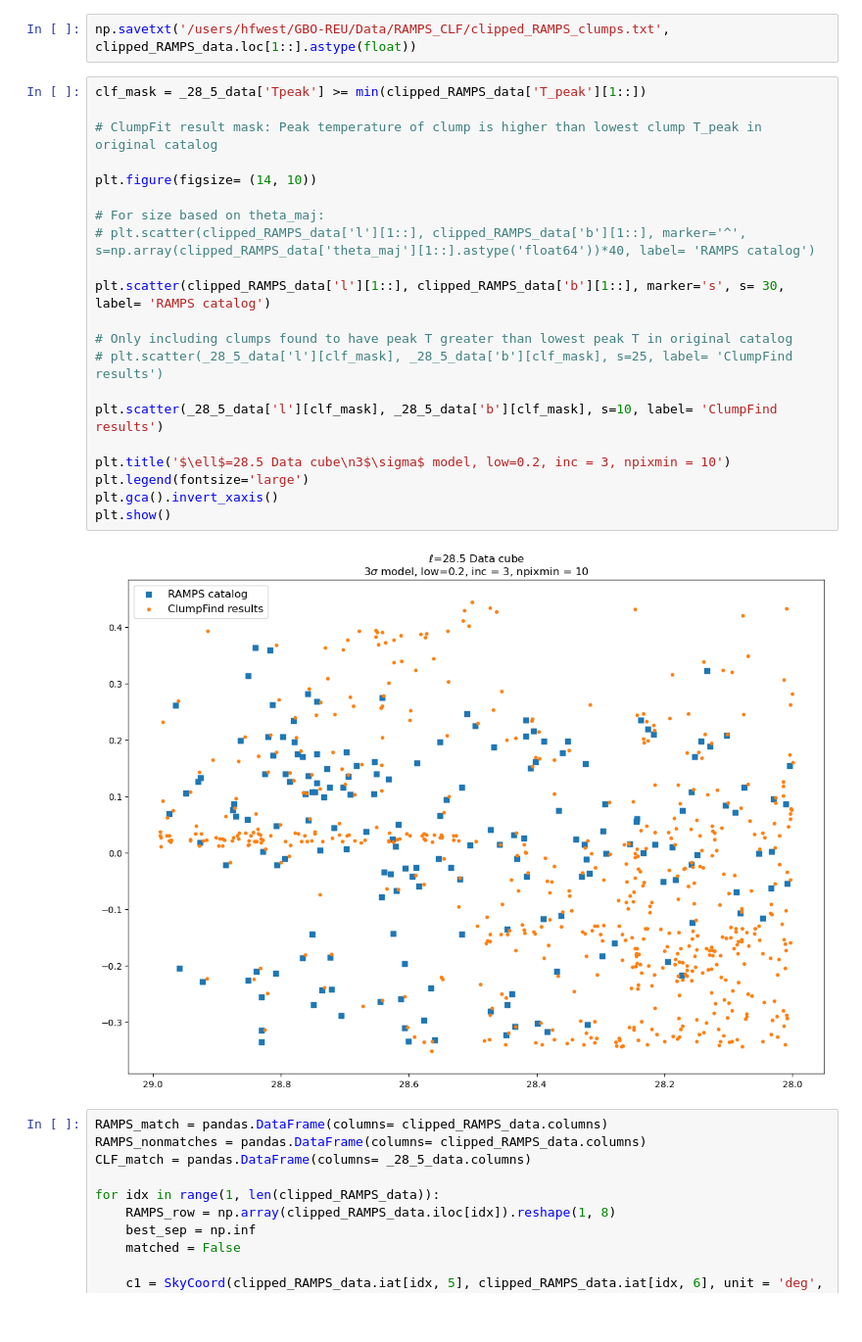
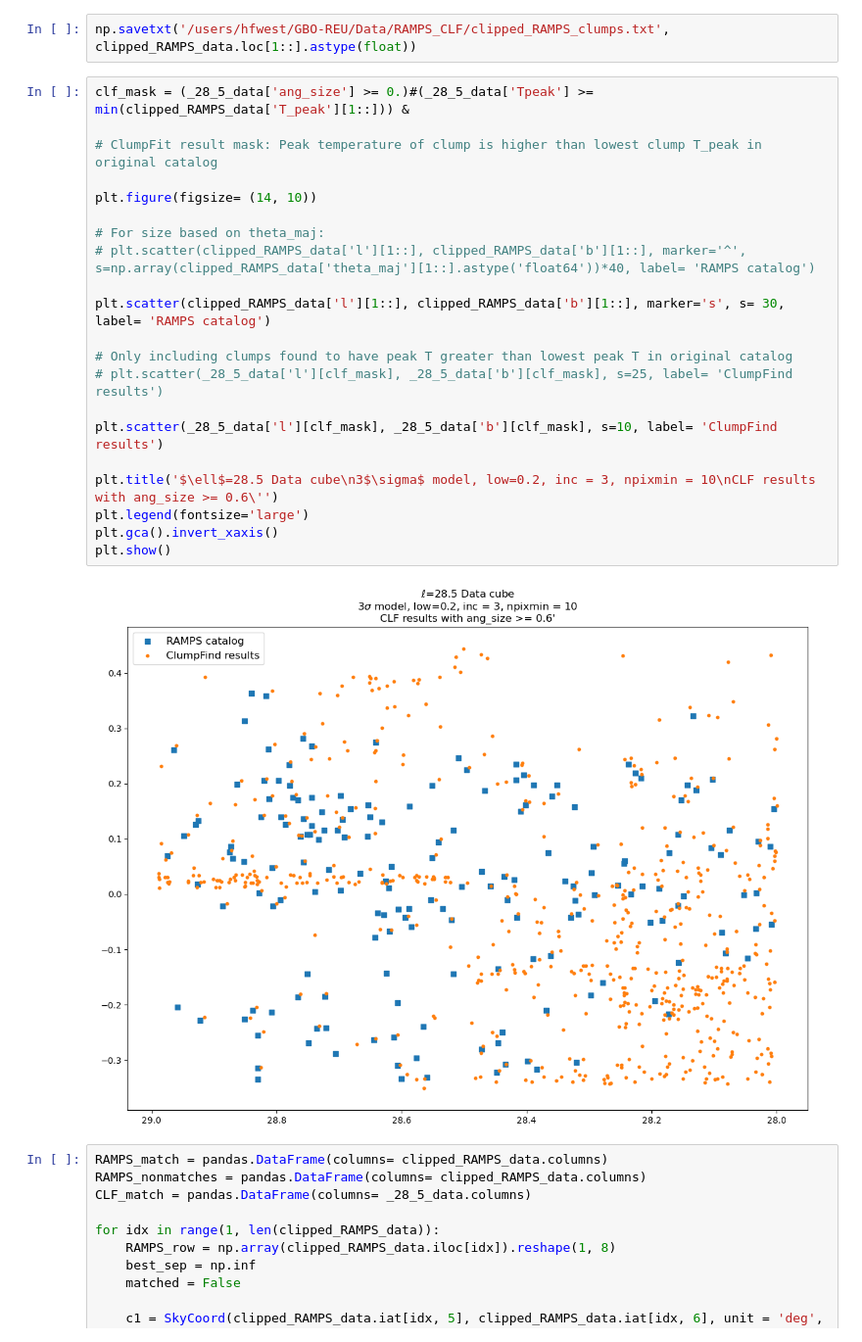
Before and after one commit to harrisonfwest/GBO-REU, a Jupyter notebook: Notebooks/RAMPS_CLF_Crossmatch.ipynb, the cells around one changed output. Shown at 98% size. Drawn from its saved outputs; the diff is of its cells as text.

```diff
--- a/Notebooks/RAMPS_CLF_Crossmatch.ipynb
+++ b/Notebooks/RAMPS_CLF_Crossmatch.ipynb
@@ -165,28 +167,28 @@ clipped_RAMPS_data.loc[1::]
 # %%
 np.savetxt('/users/hfwest/GBO-REU/Data/RAMPS_CLF/clipped_RAMPS_clumps.txt', clipped_RAMPS_data.loc[1::].astype(float))
 # %%
-clf_mask = _28_5_data['Tpeak'] >= min(clipped_RAMPS_data['T_peak'][1::])
+clf_mask = (_28_5_data['ang_size'] >= 0.)#(_28_5_data['Tpeak'] >= min(clipped_RAMPS_data['T_peak'][1::])) &
 
 # ClumpFit result mask: Peak temperature of clump is higher than lowest clump T_peak in original catalog
 
 plt.figure(figsize= (14, 10))
 
 # For size based on theta_maj:
 # plt.scatter(clipped_RAMPS_data['l'][1::], clipped_RAMPS_data['b'][1::], marker='^', s=np.array(clipped_RAMPS_data['theta_maj'][1::].astype('float64'))*40, label= 'RAMPS catalog')
 
 plt.scatter(clipped_RAMPS_data['l'][1::], clipped_RAMPS_data['b'][1::], marker='s', s= 30, label= 'RAMPS catalog')
 
 # Only including clumps found to have peak T greater than lowest peak T in original catalog
 # plt.scatter(_28_5_data['l'][clf_mask], _28_5_data['b'][clf_mask], s=25, label= 'ClumpFind results')
 
 plt.scatter(_28_5_data['l'][clf_mask], _28_5_data['b'][clf_mask], s=10, label= 'ClumpFind results')
 
-plt.title('$\ell$=28.5 Data cube\n3$\sigma$ model, low=0.2, inc = 3, npixmin = 10')
+plt.title('$\ell$=28.5 Data cube\n3$\sigma$ model, low=0.2, inc = 3, npixmin = 10\nCLF results with ang_size >= 0.6\'')
 plt.legend(fontsize='large')
 plt.gca().invert_xaxis()
 plt.show()
 # %% [output]
-[figure, old version]
+[figure, new version]
 # %%
 RAMPS_match = pandas.DataFrame(columns= clipped_RAMPS_data.columns)
 RAMPS_nonmatches = pandas.DataFrame(columns= clipped_RAMPS_data.columns)
```
Also changed, not shown: parts of 5 cells of this notebook, 3 other files.
